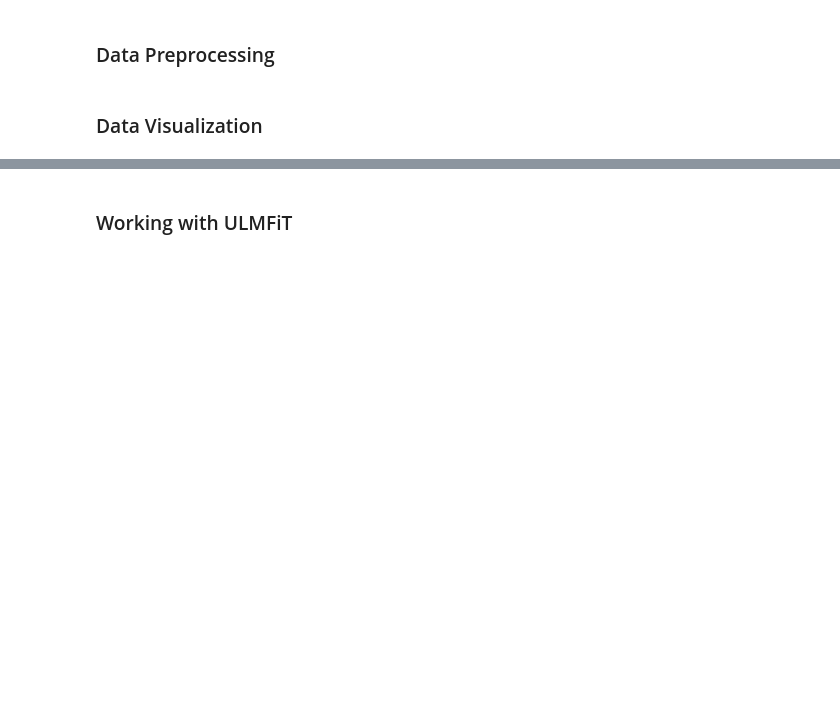
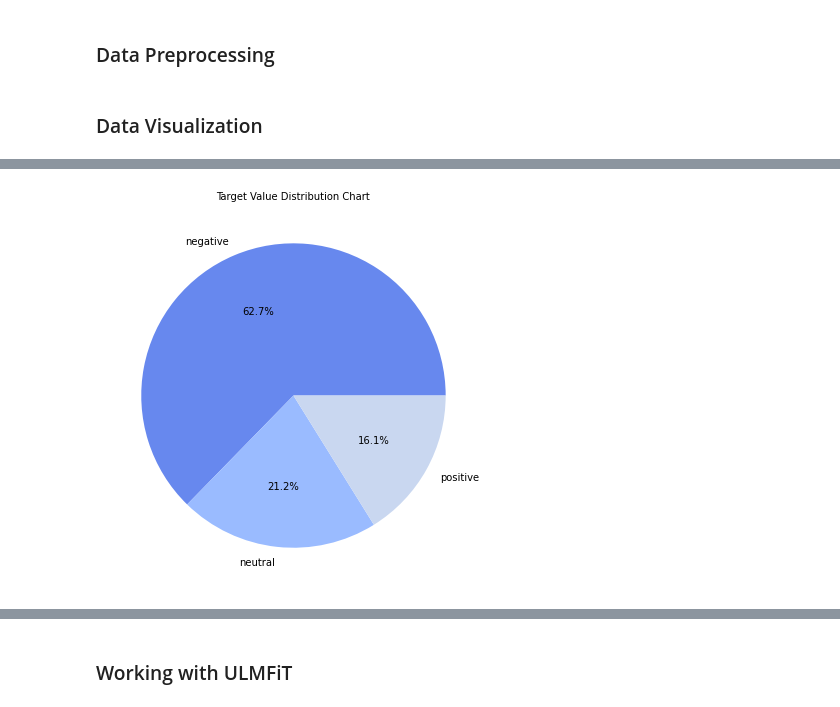
Before and after one commit to jha-vineet69/Sentiment-Analysis-using-ULMFiT, a Jupyter notebook: Sentiment_Analysis_with_ULMFiT_Fellowship_ai.ipynb, the cells around one changed output, grey strips where cells are left out. Cells and saved outputs as stored; diff of their text form; code cells hidden in the pictures; blank space fills up the shorter version.

```diff
--- a/Sentiment_Analysis_with_ULMFiT_Fellowship_ai.ipynb
+++ b/Sentiment_Analysis_with_ULMFiT_Fellowship_ai.ipynb
@@ -138,3 +127,12 @@ iplot(fig)
+# %%
+labels=df['airline_sentiment'].value_counts().index
+values=df['airline_sentiment'].value_counts().values
+plt.figure(figsize=(7,7))
+plt.pie(values,labels=labels,colors = sns.color_palette("coolwarm"),autopct='%1.1f%%')
+plt.title('Target Value Distribution Chart',color='black',fontsize=10)
+plt.show()
+# %% [output]
+[figure, added]
 # %%
 negative = " ".join(df[df['airline_sentiment'] == 'negative']['text'].to_list())
 positive = " ".join(df[df['airline_sentiment'] == 'positive']['text'].to_list())
```
Also changed, not shown: parts of 17 cells of this notebook.
